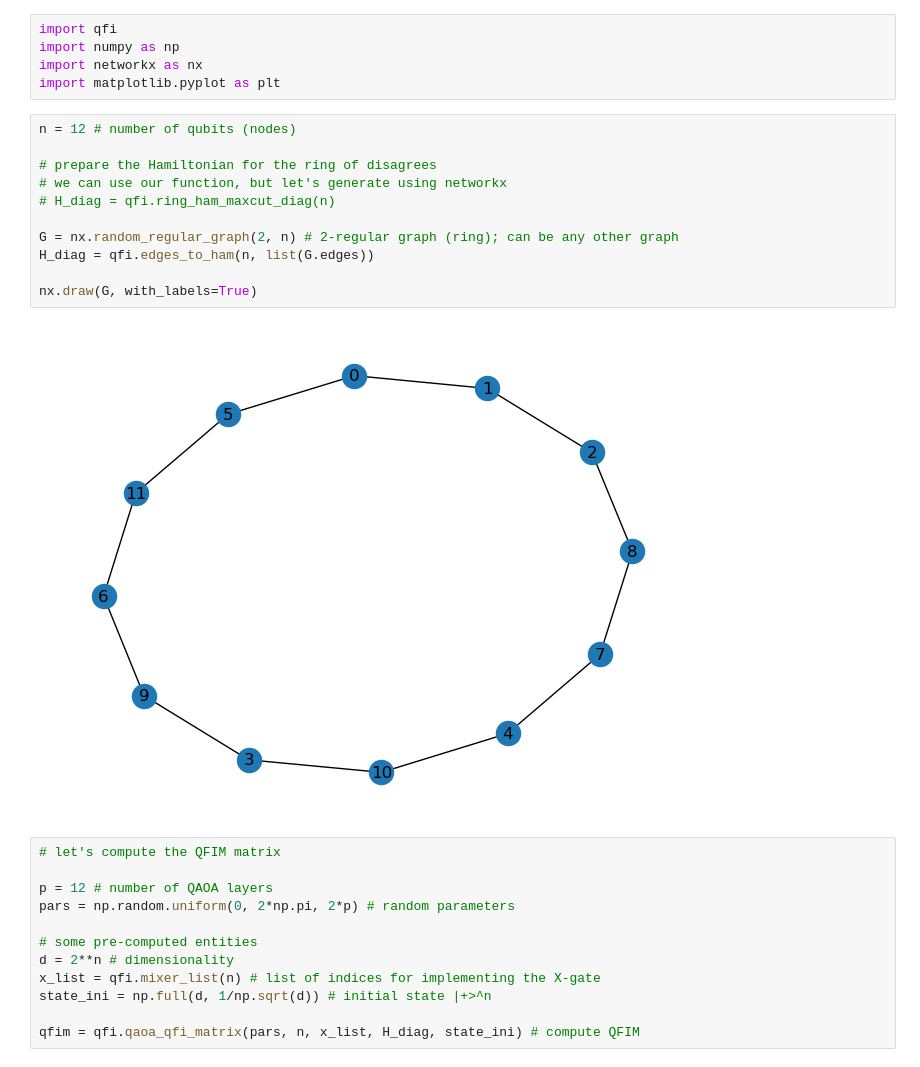
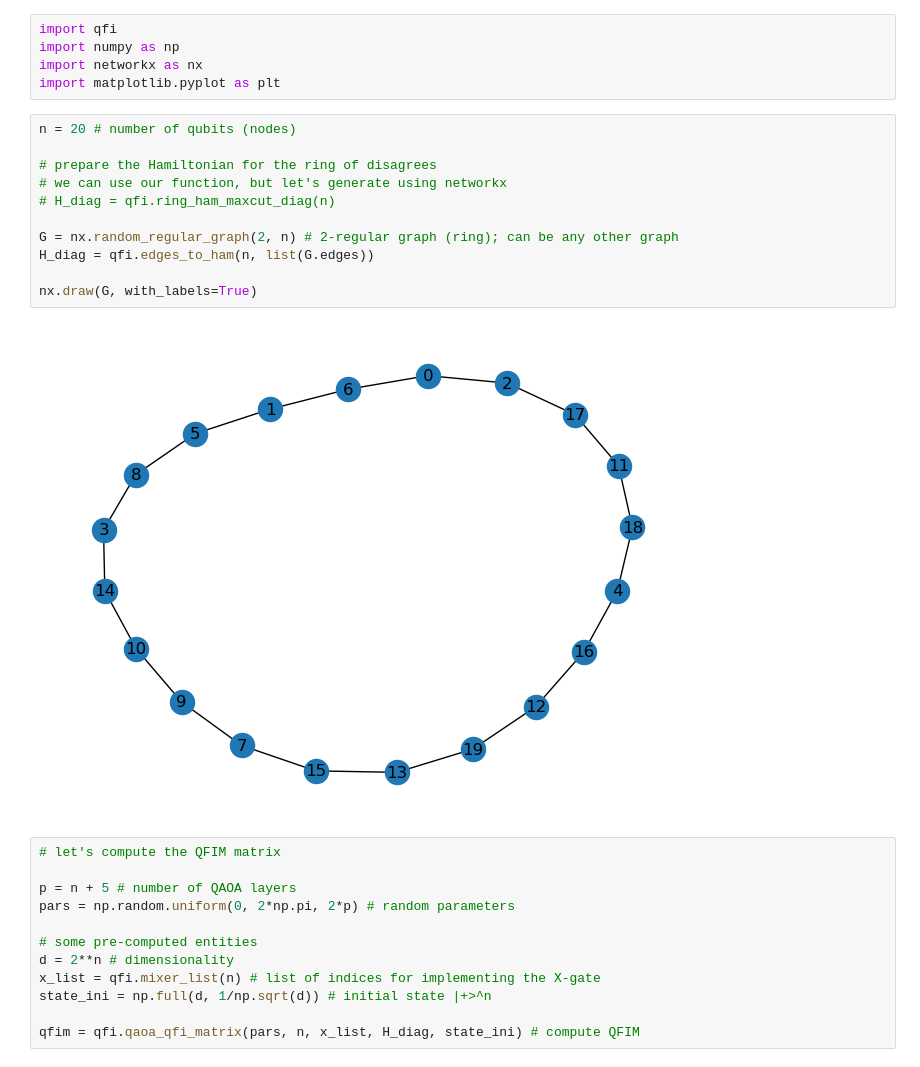
Before and after one commit to kardashin/qaoa-qfi, a Jupyter notebook: ring-qfim_rank_test.ipynb, the cells around one changed output. Cells and saved outputs as stored; diff of their text form.

```diff
--- a/ring-qfim_rank_test.ipynb
+++ b/ring-qfim_rank_test.ipynb
@@ -4,22 +4,22 @@ import numpy as np
 import networkx as nx
 import matplotlib.pyplot as plt
 # %%
-n = 12 # number of qubits (nodes)
+n = 20 # number of qubits (nodes)
 
 # prepare the Hamiltonian for the ring of disagrees
 # we can use our function, but let's generate using networkx
 # H_diag = qfi.ring_ham_maxcut_diag(n)
 
 G = nx.random_regular_graph(2, n) # 2-regular graph (ring); can be any other graph
 H_diag = qfi.edges_to_ham(n, list(G.edges))
 
 nx.draw(G, with_labels=True)
 # %% [output]
-[figure, old version]
+[figure, new version]
 # %%
 # let's compute the QFIM matrix
 
-p = 12 # number of QAOA layers
+p = n + 5 # number of QAOA layers
 pars = np.random.uniform(0, 2*np.pi, 2*p) # random parameters
 
 # some pre-computed entities
```
Also changed, not shown: parts of 1 cell of this notebook.
